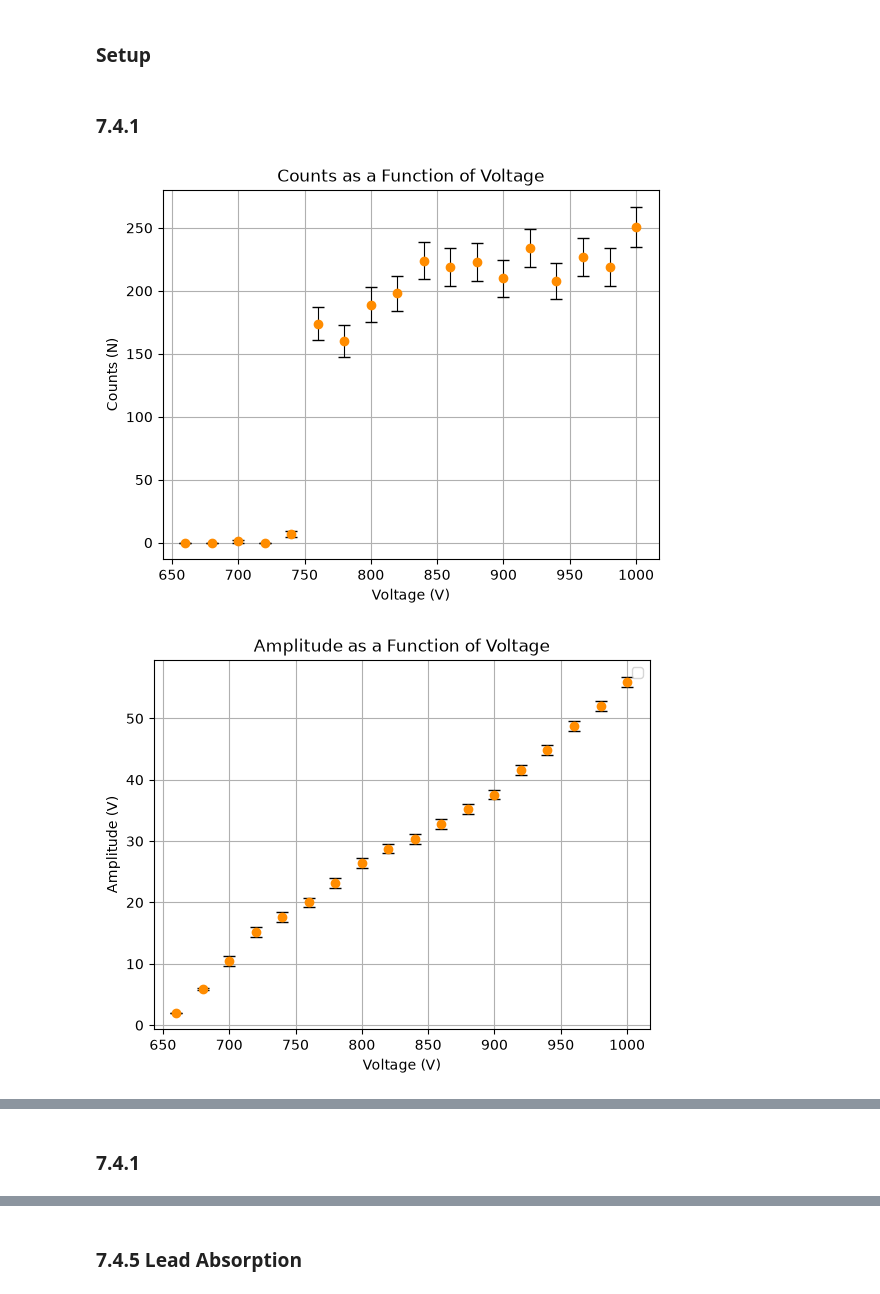
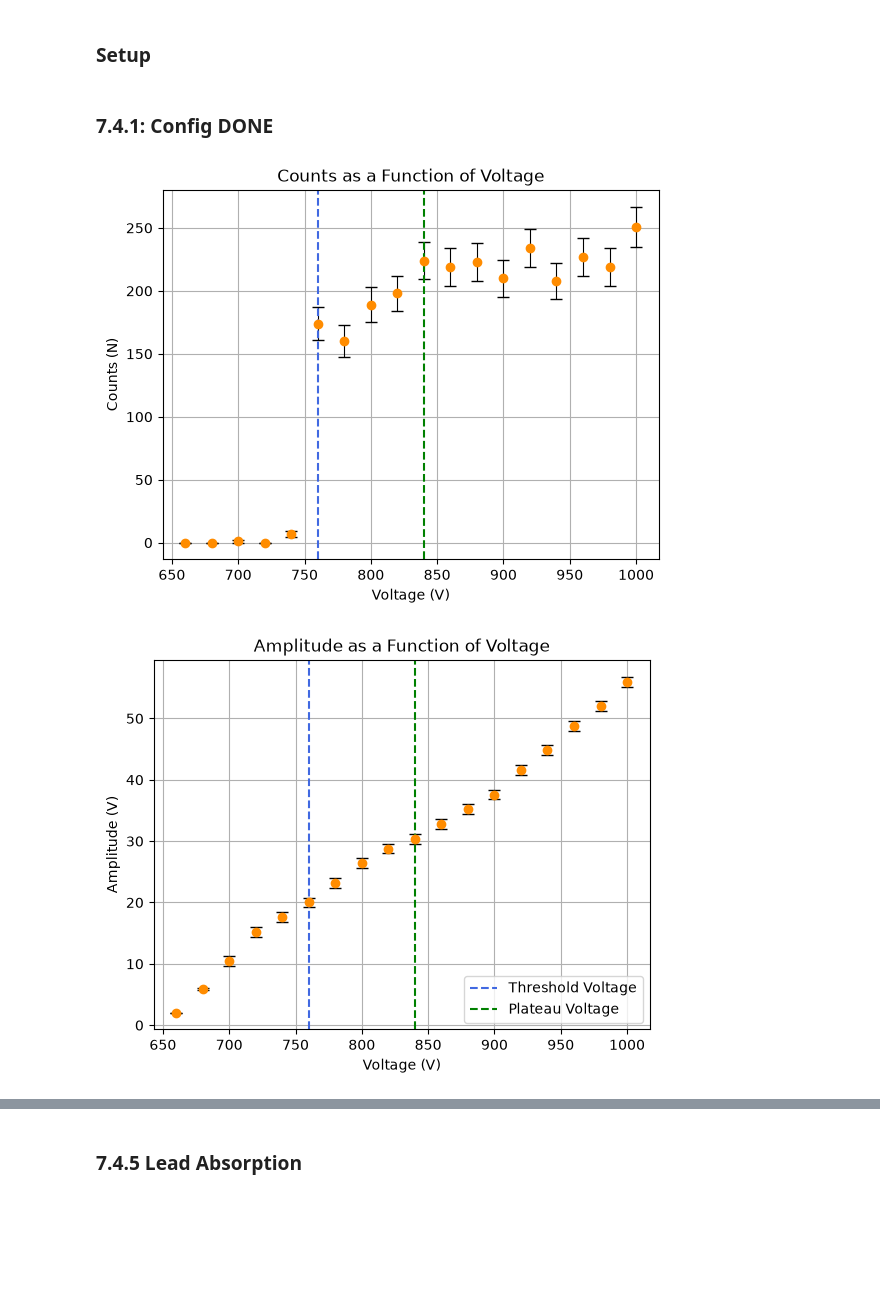
Before and after one commit to cawjense/Phys-133, a Jupyter notebook: gammalab/gamma.ipynb, the cells around one changed output, grey strips where cells are left out. Drawn from its saved outputs; the diff is of its cells as text; code cells hidden in the pictures; blank space fills up the shorter version.

```diff
--- a/gammalab/gamma.ipynb
+++ b/gammalab/gamma.ipynb
@@ -46,32 +46,34 @@ def quick_plot(func,x = None,y = None,yerr = None,label = None , title = None ,
     plt.title(title)
     plt.show()
 # %% [markdown]
-### 7.4.1
+### 7.4.1: Config DONE
 # %%
 df = pd.read_csv(r'/Users/cadenjensen/Desktop/Phys 133/gammalab/data/phys_133_gamma_ray - 7.4.1_ Configuration.csv')
 
 counts = df.iloc[:,4]
 voltage = df.iloc[:,0]
 amplitude = df.iloc[:,2]
 unc_amp = df.iloc[:,3]
 
 plt.errorbar(voltage,counts,yerr = np.sqrt(df.iloc[:,4]),
              fmt = 'o',color = 'darkorange', ecolor = 'black', elinewidth=0.8, capsize = 4, label = 'counts')
+plt.axvline(x=760,linestyle = '--',color = 'royalblue',label = 'Threshold Voltage')
+plt.axvline(x=840,linestyle = '--',color = 'green',label = "Plateua Voltage")
 plt.title('Counts as a Function of Voltage')
 plt.xlabel('Voltage (V)')
 plt.ylabel('Counts (N)')
 plt.grid(True)
 plt.show()
 
 plt.errorbar(voltage,amplitude,yerr = unc_amp,fmt = 'o',color = 'darkorange', ecolor = 'black', elinewidth=0.8, capsize = 4)
+plt.axvline(x=760,linestyle = '--',color = 'royalblue',label = 'Threshold Voltage')
+plt.axvline(x=840,linestyle = '--',color = 'green',label = "Plateau Voltage")
 plt.legend()
 plt.title('Amplitude as a Function of Voltage')
 plt.xlabel('Voltage (V)')
 plt.ylabel('Amplitude (V)')
 plt.grid(True)
 plt.show()
-
-df
 # %% [output]
-[figure, old version]
+[figure, new version]
-[figure, old version]
+[figure, new version]
@@ -95,3 +80 @@ df
-# %% [markdown]
-### 7.4.1
 # %% [markdown]
```
Also changed, not shown: parts of 10 cells of this notebook.
